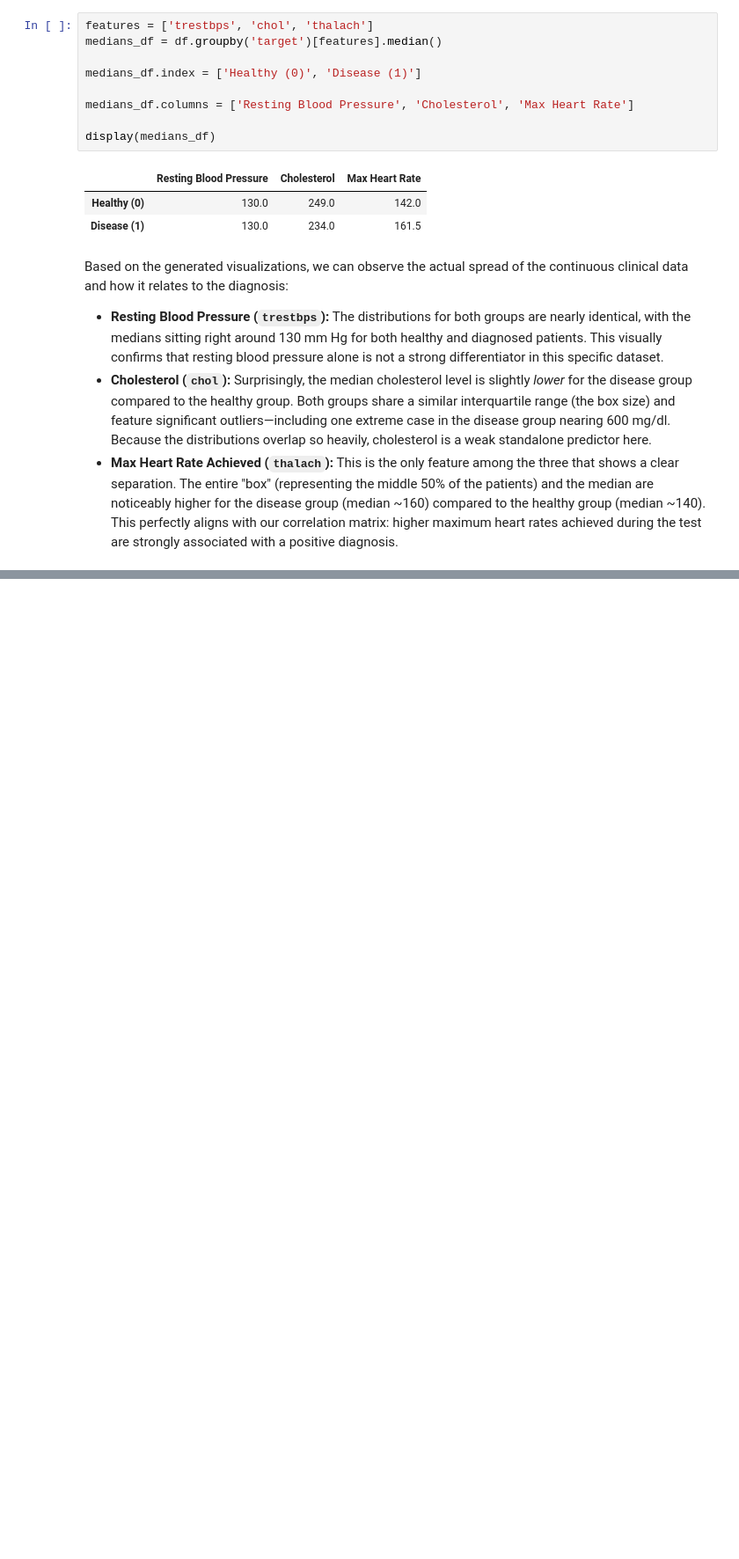
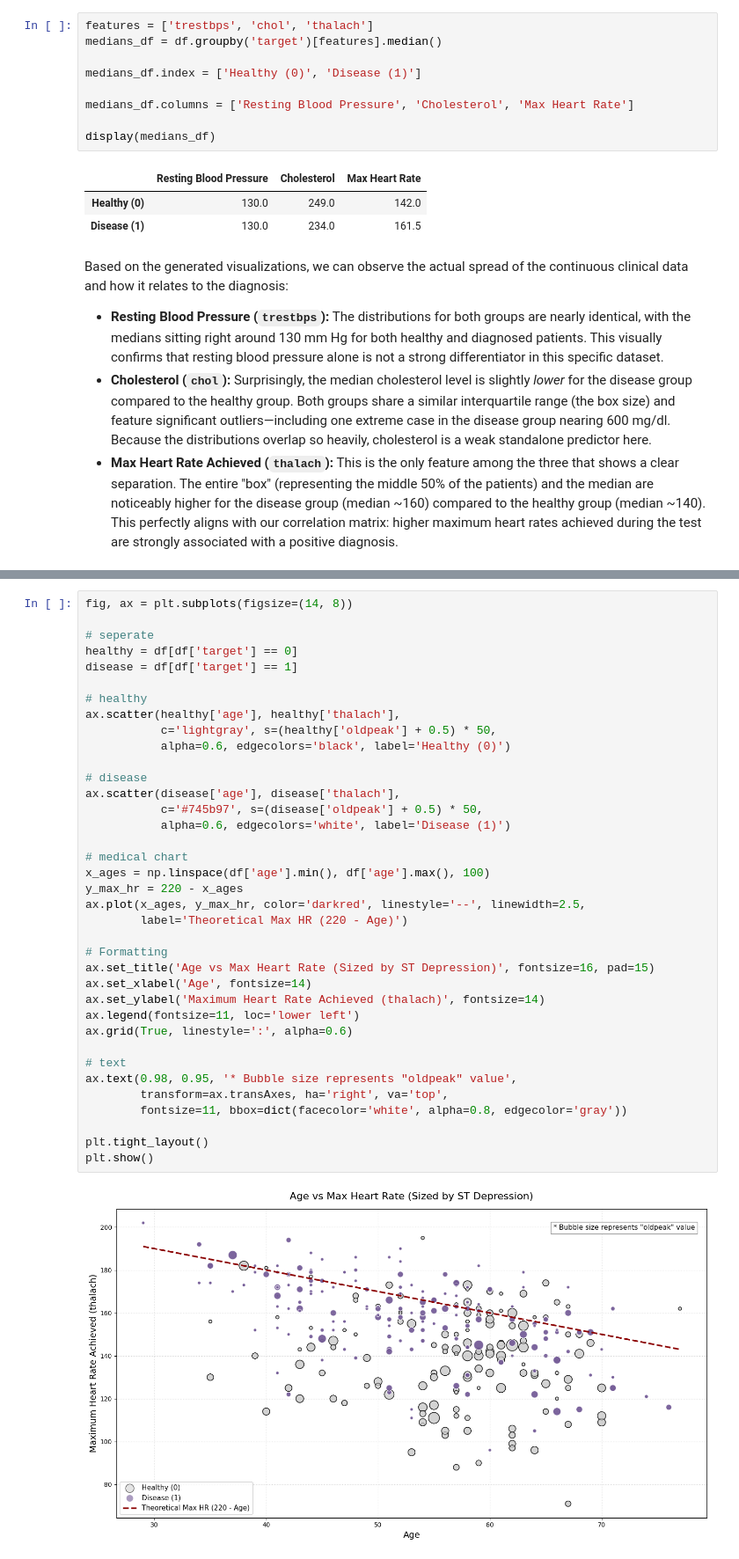
Before and after one commit to igasz/heart-disease-eda, a Jupyter notebook: heart-disease.ipynb, the cells around one changed output, grey strips where cells are left out. Shown at 88% size. Drawn from its saved outputs; the diff is of its cells as text; blank space fills up the shorter version.

```diff
--- a/heart-disease.ipynb
+++ b/heart-disease.ipynb
@@ -179,0 +264,39 @@ Based on the generated visualizations, we can observe the actual spread of the c
+# %%
+fig, ax = plt.subplots(figsize=(14, 8))
+
+# seperate
+healthy = df[df['target'] == 0]
+disease = df[df['target'] == 1]
+
+# healthy
+ax.scatter(healthy['age'], healthy['thalach'],
+           c='lightgray', s=(healthy['oldpeak'] + 0.5) * 50,
+           alpha=0.6, edgecolors='black', label='Healthy (0)')
+
+# disease
+ax.scatter(disease['age'], disease['thalach'],
+           c='#745b97', s=(disease['oldpeak'] + 0.5) * 50,
+           alpha=0.6, edgecolors='white', label='Disease (1)')
+
+# medical chart
+x_ages = np.linspace(df['age'].min(), df['age'].max(), 100)
+y_max_hr = 220 - x_ages
+ax.plot(x_ages, y_max_hr, color='darkred', linestyle='--', linewidth=2.5,
+        label='Theoretical Max HR (220 - Age)')
+
+# Formatting
+ax.set_title('Age vs Max Heart Rate (Sized by ST Depression)', fontsize=16, pad=15)
+ax.set_xlabel('Age', fontsize=14)
+ax.set_ylabel('Maximum Heart Rate Achieved (thalach)', fontsize=14)
+ax.legend(fontsize=11, loc='lower left')
+ax.grid(True, linestyle=':', alpha=0.6)
+
+# text
+ax.text(0.98, 0.95, '* Bubble size represents "oldpeak" value',
+        transform=ax.transAxes, ha='right', va='top',
+        fontsize=11, bbox=dict(facecolor='white', alpha=0.8, edgecolor='gray'))
+
+plt.tight_layout()
+plt.show()
+# %% [output]
+[figure, added]
```
Also changed, not shown: parts of 8 cells of this notebook, 1 other file.
